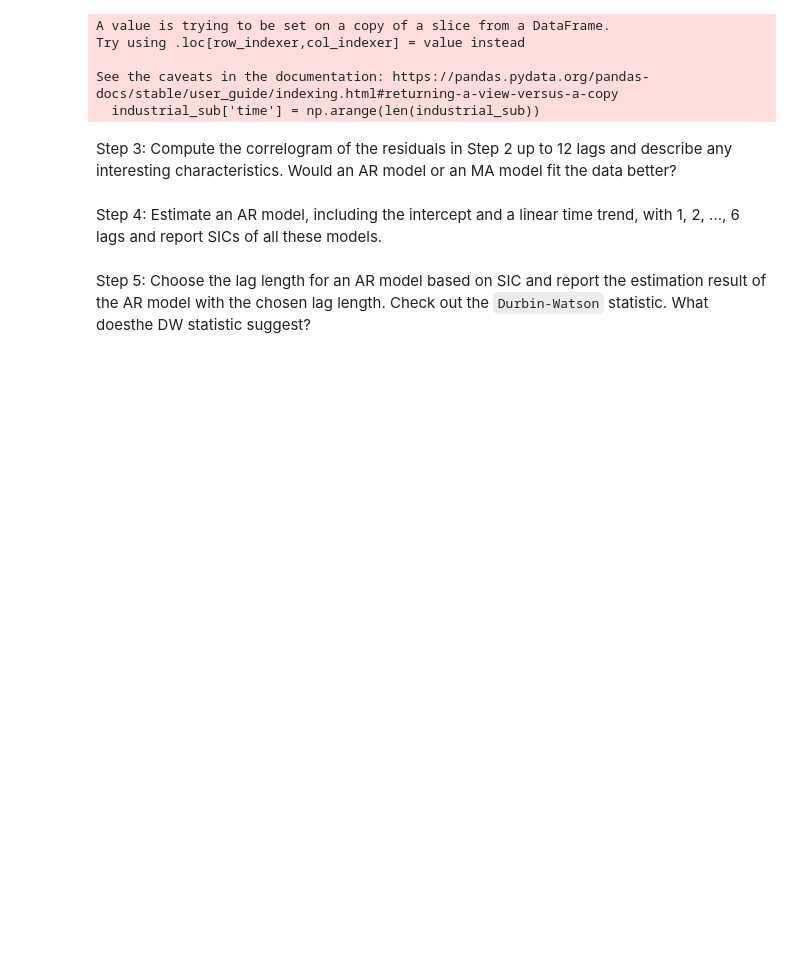
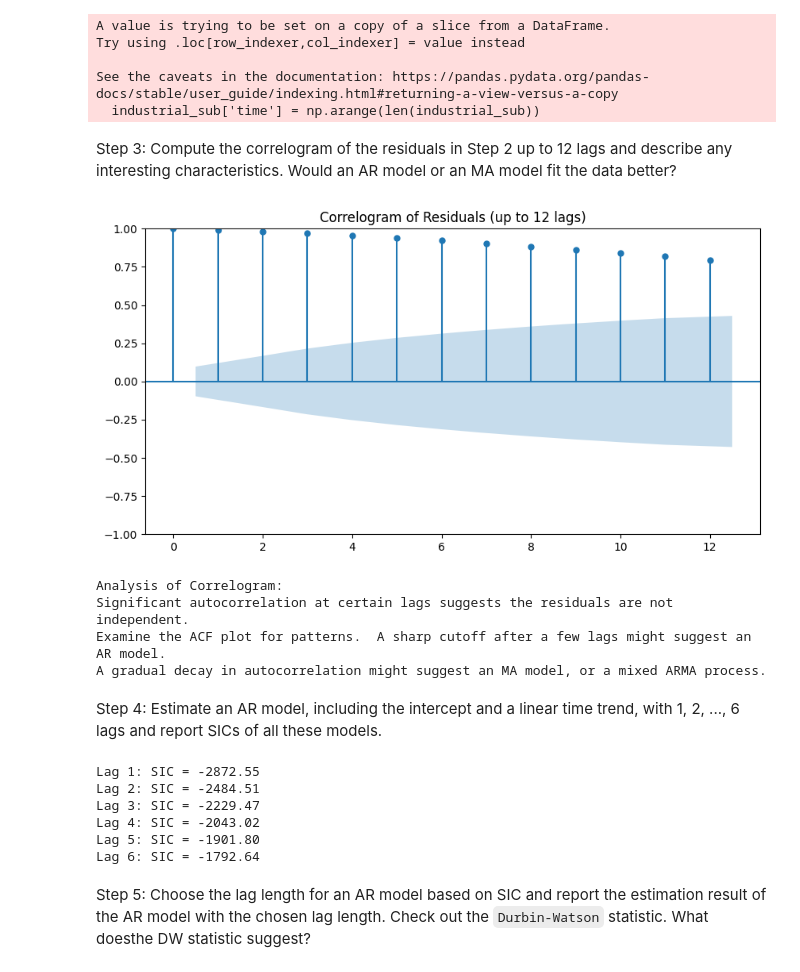
Before and after one commit to Dahai04/Econ-475, a Jupyter notebook: Course_Project.ipynb, the cells around one changed output. Drawn from its saved outputs; the diff is of its cells as text; code cells hidden in the pictures; blank space fills up the shorter version.

````diff
--- a/Course_Project.ipynb
+++ b/Course_Project.ipynb
@@ -20,7 +22,7 @@ Step 1: import data from Github
 - The sample is monthly and covers the period from 1973M1 to 2011M12 but use the sample up to **2010M12** (do not include observations from 2011)
 # %%
 elec = pd.read_csv('https://raw.githubusercontent.com/shihanxie/Econ475/main/data/elec.csv')
-elec.index = pd.date_range(start='1973-01-01', periods= elec.shape[0], freq='M')
+elec.index = pd.date_range(start='1973-01-01', periods= elec.shape[0], freq='ME')
 
 # Define start and end date of sample
 start = '1973-01-01'
@@ -372,7 +389,41 @@ See the caveats in the documentation: https://pandas.pydata.org/pandas-docs/stab
   industrial_sub['time'] = np.arange(len(industrial_sub))
 # %% [markdown]
 Step 3: Compute the correlogram of the residuals in Step 2 up to 12 lags and describe any interesting characteristics. Would an AR model or an MA model fit the data better?
+# %%
+residuals = model.resid
+
+fig, ax = plt.subplots(figsize=(10, 5))
+plot_acf(residuals, lags=12, ax=ax)
+plt.title('Correlogram of Residuals (up to 12 lags)')
+plt.show()
+
+print("Analysis of Correlogram:")
+print("Significant autocorrelation at certain lags suggests the residuals are not independent.")
+print("Examine the ACF plot for patterns.  A sharp cutoff after a few lags might suggest an AR model.")
+print("A gradual decay in autocorrelation might suggest an MA model, or a mixed ARMA process.")
+# %% [output]
+[figure, added]
+Analysis of Correlogram:
+Significant autocorrelation at certain lags suggests the residuals are not independent.
+Examine the ACF plot for patterns.  A sharp cutoff after a few lags might suggest an AR model.
+A gradual decay in autocorrelation might suggest an MA model, or a mixed ARMA process.
 # %% [markdown]
 Step 4: Estimate an AR model, including the intercept and a linear time trend, with 1, 2, ..., 6 lags and report SICs of all these models.
+# %%
+industrial_sub.loc[:, 'const'] = 1  # safer assignment
+
+for i in range(1, 7):
+    X = industrial_sub[['const', 'time', 'lip']].shift(i).dropna()
+    y = industrial_sub['lip'].iloc[i:].values
+    model = sm.OLS(y, X)
+    results = model.fit()
+    print(f'Lag {i}: SIC = {results.bic:.2f}')
+# %% [output]
+Lag 1: SIC = -2872.55
+Lag 2: SIC = -2484.51
+Lag 3: SIC = -2229.47
+Lag 4: SIC = -2043.02
+Lag 5: SIC = -1901.80
+Lag 6: SIC = -1792.64
 # %% [markdown]
 Step 5: Choose the lag length for an AR model based on SIC and report the estimation result of the AR model with the chosen lag length.  Check out the ```Durbin-Watson``` statistic.  What doesthe DW statistic suggest?
````
Also changed, not shown: parts of 18 cells of this notebook.
